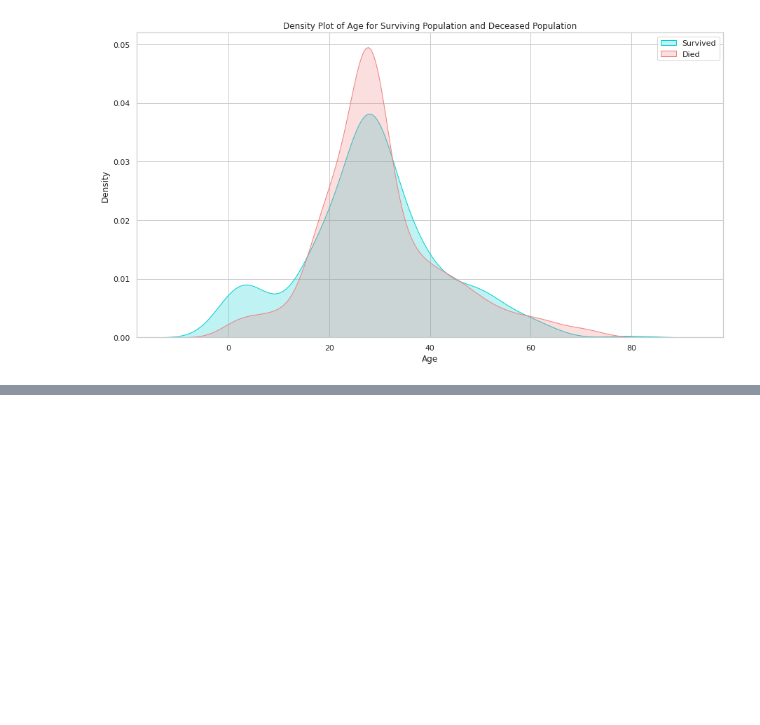
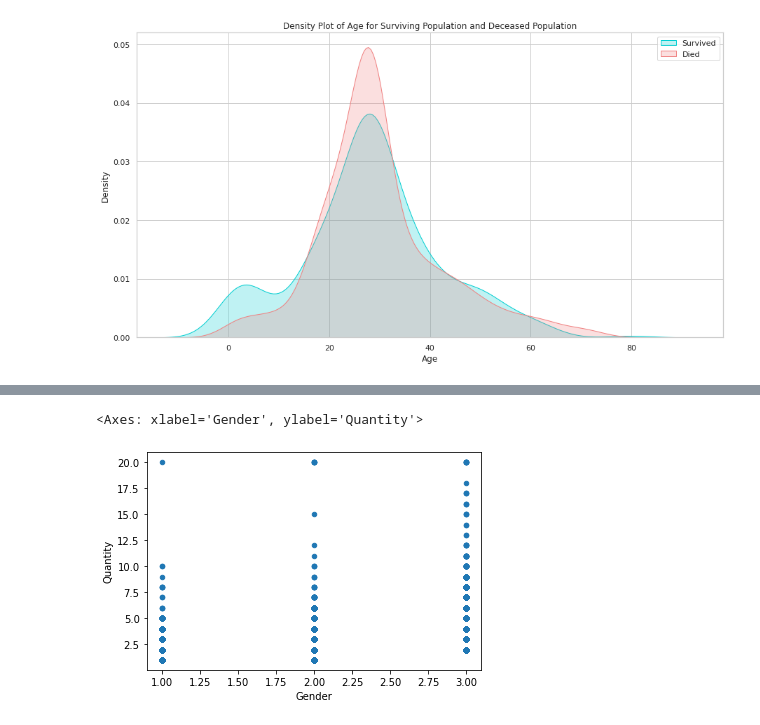
Before and after one commit to KTUYTS/cs441-19-sp2023-data-visualization, a Jupyter notebook: cs441_sp2023_tuyts.ipynb, the cells around one changed output, grey strips where cells are left out. Cells and saved outputs as stored; diff of their text form; code cells hidden in the pictures; blank space fills up the shorter version.

```diff
--- a/cs441_sp2023_tuyts.ipynb
+++ b/cs441_sp2023_tuyts.ipynb
@@ -123,0 +129,2 @@ Density Plot of Age for Surviving Population and Deceased Population
+# %%
+df = pd.read_csv("/petfinder_adoption.csv")
@@ -123,0 +173,4 @@ Density Plot of Age for Surviving Population and Deceased Population
+# %%
+columns_to_explore = ['Gender', 'Quantity']
+# %%
+selected_columns_df = df[columns_to_explore]
@@ -123,0 +198,5 @@ Density Plot of Age for Surviving Population and Deceased Population
+# %%
+selected_columns_df.plot(kind='scatter', x='Gender', y='Quantity')
+# %% [output]
+<Axes: xlabel='Gender', ylabel='Quantity'>
+[figure, added]
```
Also changed, not shown: parts of 5 cells of this notebook.
